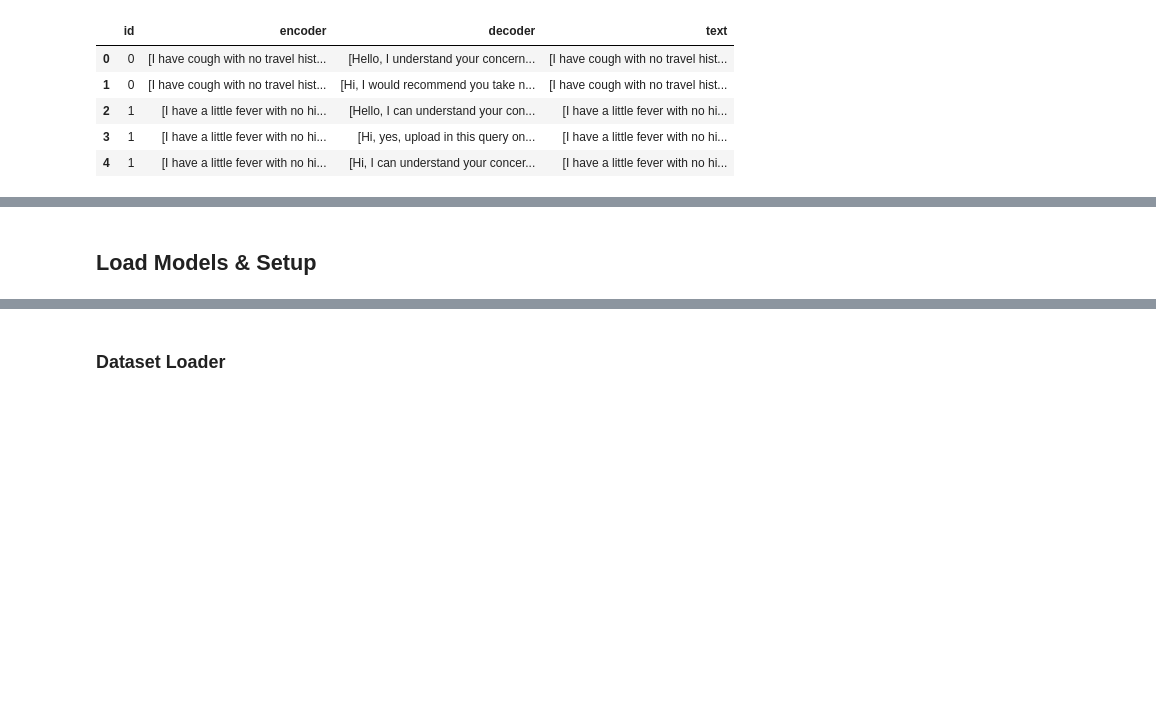
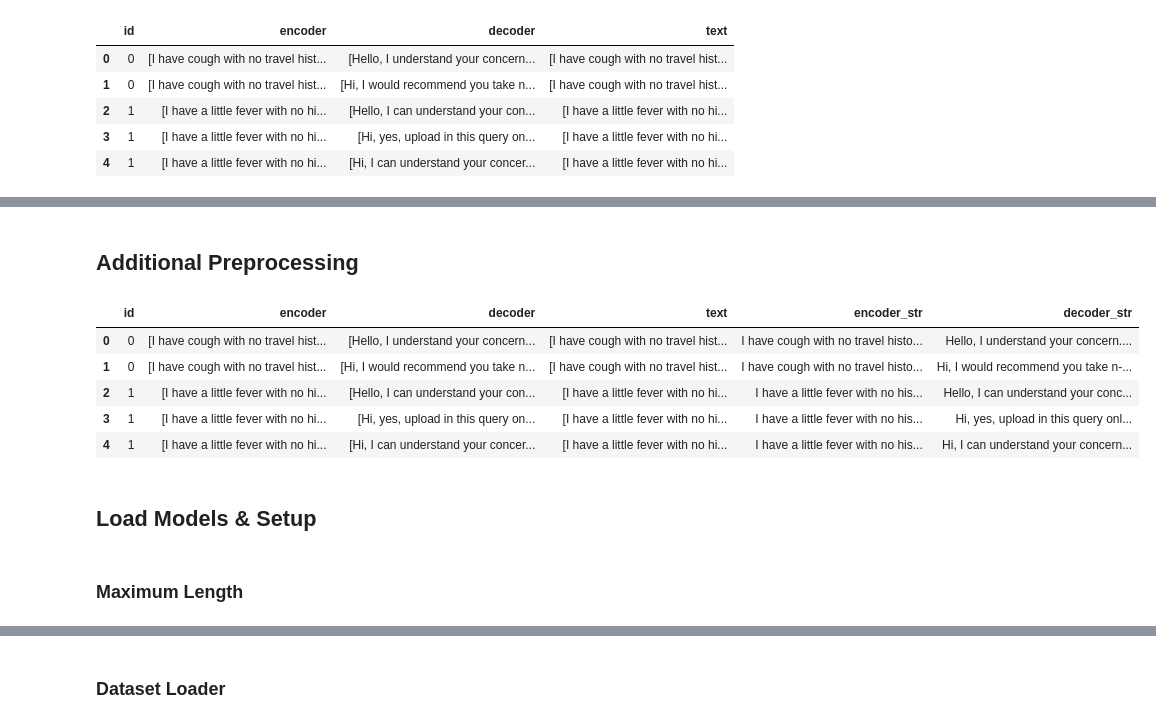
Before and after one commit to smeyerhot/CS685, a Jupyter notebook: biobert.ipynb, the cells around one changed output, grey strips where cells are left out. Saved outputs shown, nothing was run; the diff lists cells and outputs as text; code cells hidden in the pictures; blank space fills up the shorter version.

```diff
--- a/biobert.ipynb
+++ b/biobert.ipynb
@@ -141,2 +139,18 @@ def data_augment(dataset):
+# %% [markdown]
+## Additional Preprocessing
+# %%
+qa_df['encoder_str'] = qa_df['encoder'].apply(lambda x: ''.join(map(str, x)))
+qa_df['decoder_str'] = qa_df['decoder'].apply(lambda x: ''.join(map(str, x)))
+# %%
+qa_df.head()
+# %% [output]
+|  | id | encoder | decoder | text | encoder_str | decoder_str |
+| 0 | 0 | [I have cough with no travel hist... | [Hello, I understand your concern... | [I have cough with no travel hist... | I have cough with no travel histo... | Hello, I understand your concern.... |
+| 1 | 0 | [I have cough with no travel hist... | [Hi, I would recommend you take n... | [I have cough with no travel hist... | I have cough with no travel histo... | Hi, I would recommend you take n-... |
+| 2 | 1 | [I have a little fever with no hi... | [Hello, I can understand your con... | [I have a little fever with no hi... | I have a little fever with no his... | Hello, I can understand your conc... |
+| 3 | 1 | [I have a little fever with no hi... | [Hi, yes, upload in this query on... | [I have a little fever with no hi... | I have a little fever with no his... | Hi, yes, upload in this query onl... |
+| 4 | 1 | [I have a little fever with no hi... | [Hi, I can understand your concer... | [I have a little fever with no hi... | I have a little fever with no his... | Hi, I can understand your concern... |
 # %% [markdown]
 ## Load Models & Setup
+# %% [markdown]
+### Maximum Length
```
Also changed, not shown: parts of 37 cells of this notebook, 2 other files.
